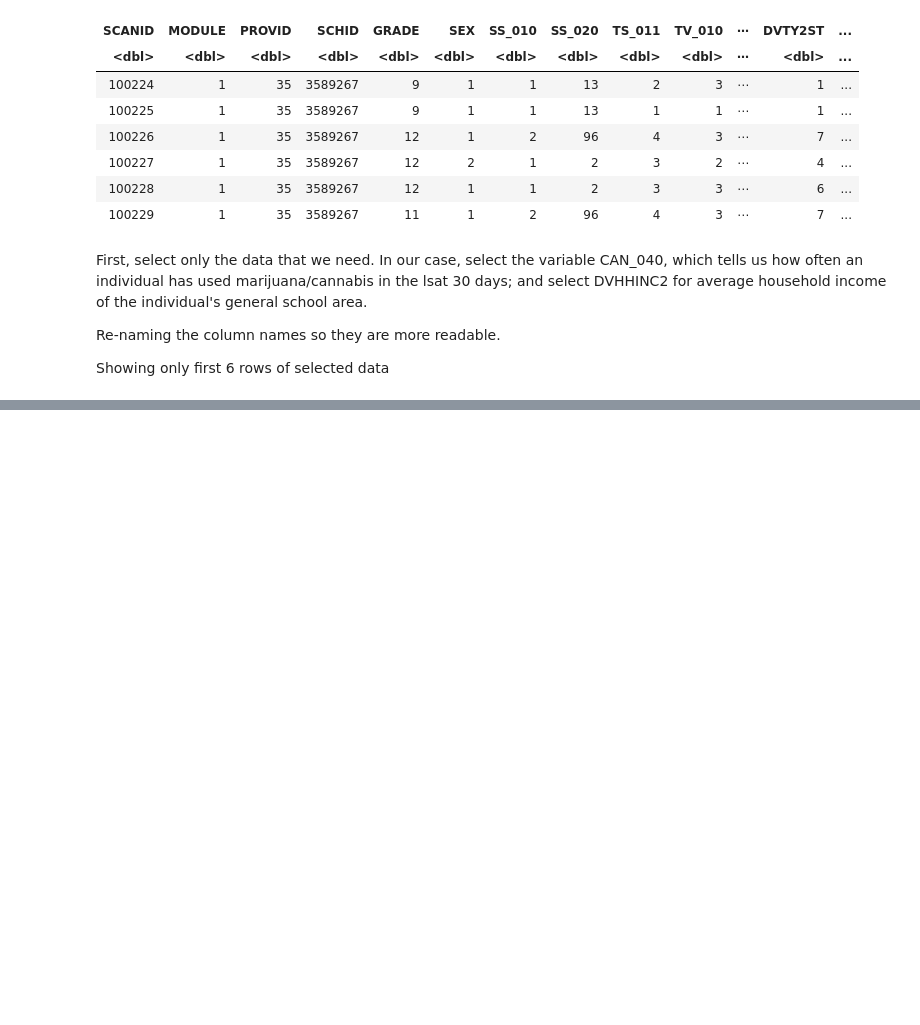
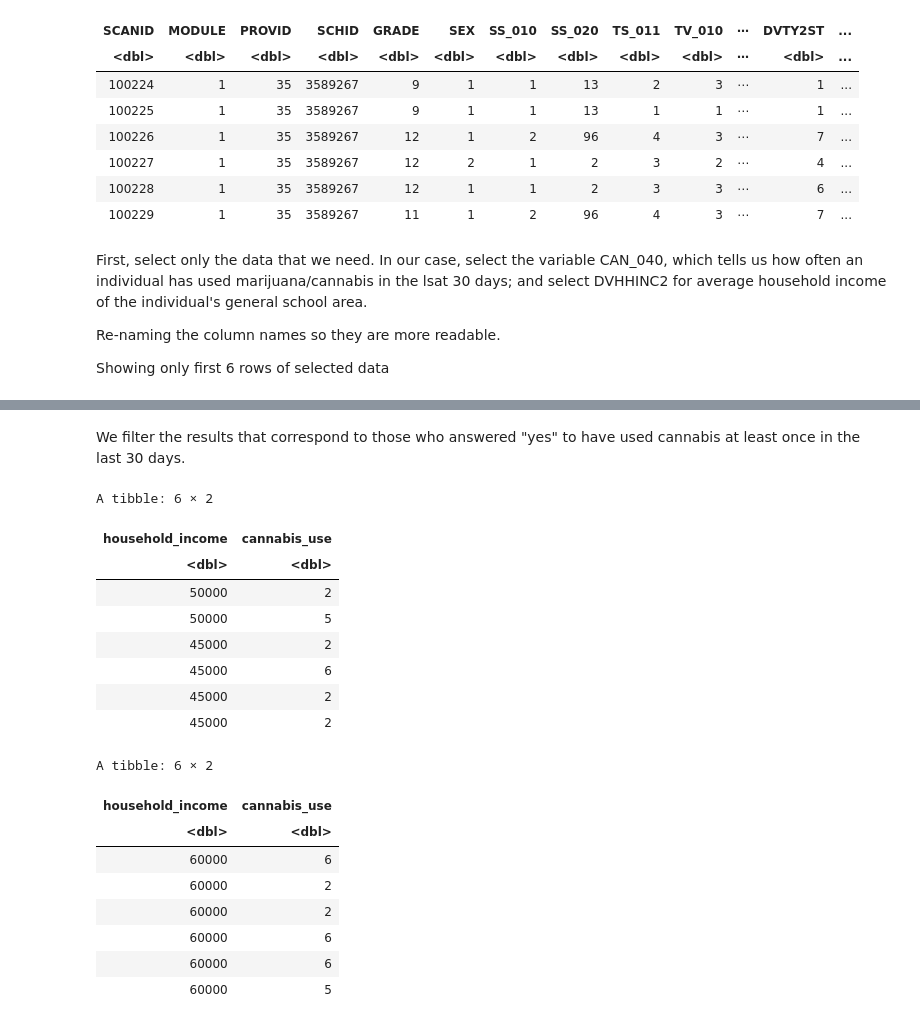
Before and after one commit to tiffanyw10/dsci-100-2022w2-project-group8, a Jupyter notebook: Proposal.ipynb, the cells around one changed output, grey strips where cells are left out. Cells and saved outputs as stored; diff of their text form; code cells hidden in the pictures; blank space fills up the shorter version.

```diff
--- a/Proposal.ipynb
+++ b/Proposal.ipynb
@@ -91,0 +107,29 @@ A tibble: 6 × 2
+# %% [markdown]
+We filter the results that correspond to those who answered "yes" to have used cannabis at least once in the last 30 days.
+# %%
+set.seed(1)
+drugdata_split <- initial_split(filtered_drugdata, prop = 0.75, strata = household_income)
+drugdata_train <- training(drugdata_split)
+drugdata_test <- testing(drugdata_split)
+
+head(drugdata_train)
+head(drugdata_test)
+# %% [output]
+A tibble: 6 × 2
+| household_income | cannabis_use |
+| <dbl> | <dbl> |
+| 50000 | 2 |
+| 50000 | 5 |
+| 45000 | 2 |
+| 45000 | 6 |
+| 45000 | 2 |
+| 45000 | 2 |
+A tibble: 6 × 2
+| household_income | cannabis_use |
+| <dbl> | <dbl> |
+| 60000 | 6 |
+| 60000 | 2 |
+| 60000 | 2 |
+| 60000 | 6 |
+| 60000 | 6 |
+| 60000 | 5 |
```
Also changed, not shown: parts of 9 cells of this notebook, 1 other file.
